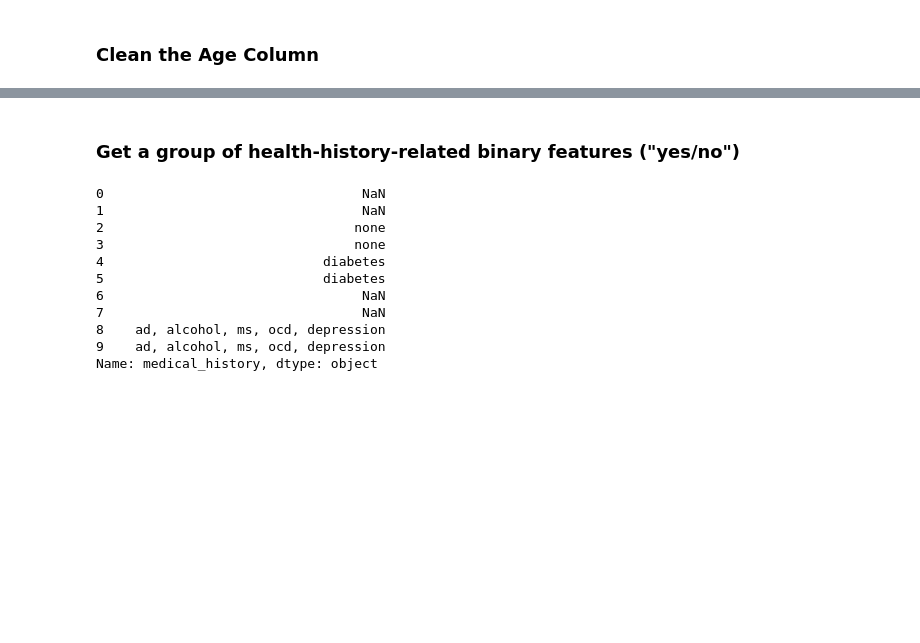
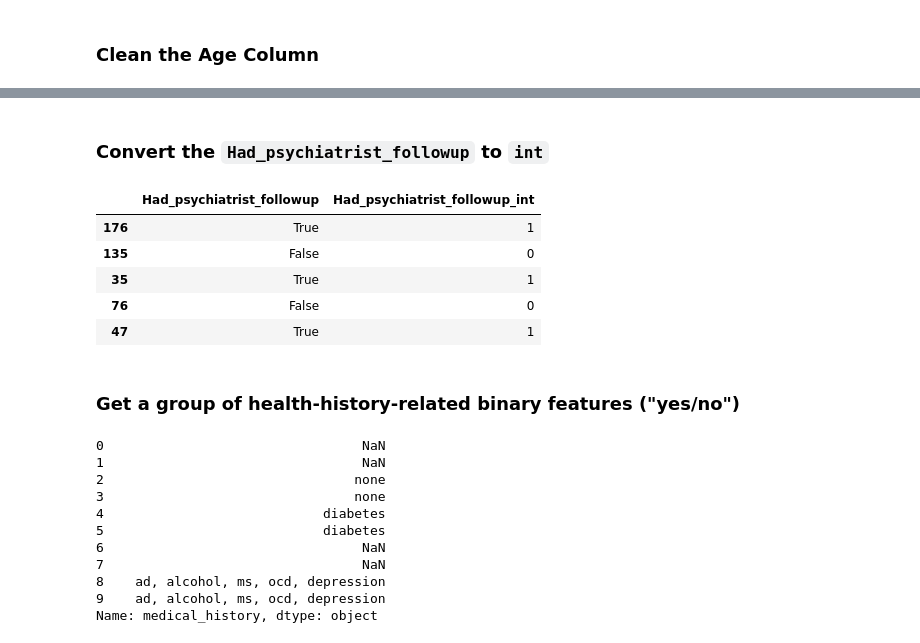
Before and after one commit to superkostya/eeg_depression, a Jupyter notebook: eeg_eda_build_dataset.ipynb, the cells around one changed output, grey strips where cells are left out. Cells and saved outputs as stored; diff of their text form; code cells hidden in the pictures; blank space fills up the shorter version.

```diff
--- a/eeg_eda_build_dataset.ipynb
+++ b/eeg_eda_build_dataset.ipynb
@@ -93,5 +93,17 @@ df[['Age', 'age_years']].sample(10)
 # %% [markdown]
-### Get a group of health-history-related binary features ("yes/no")
+###  Convert the `Had_psychiatrist_followup` to `int`
+# %%
+df['Had_psychiatrist_followup_int'] = df['Had_psychiatrist_followup'].astype(int)
+df[['Had_psychiatrist_followup', 'Had_psychiatrist_followup_int']].sample(5)
+# %% [output]
+|  | Had_psychiatrist_followup | Had_psychiatrist_followup_int |
+| 176 | True | 1 |
+| 135 | False | 0 |
+| 35 | True | 1 |
+| 76 | False | 0 |
+| 47 | True | 1 |
+# %% [markdown]
+### Get a group of health-history-related binary features ("yes/no")
 # %%
 df['medical_history'].head(10)
 # %% [output]
```
Also changed, not shown: parts of 26 cells of this notebook, 3 other files.
